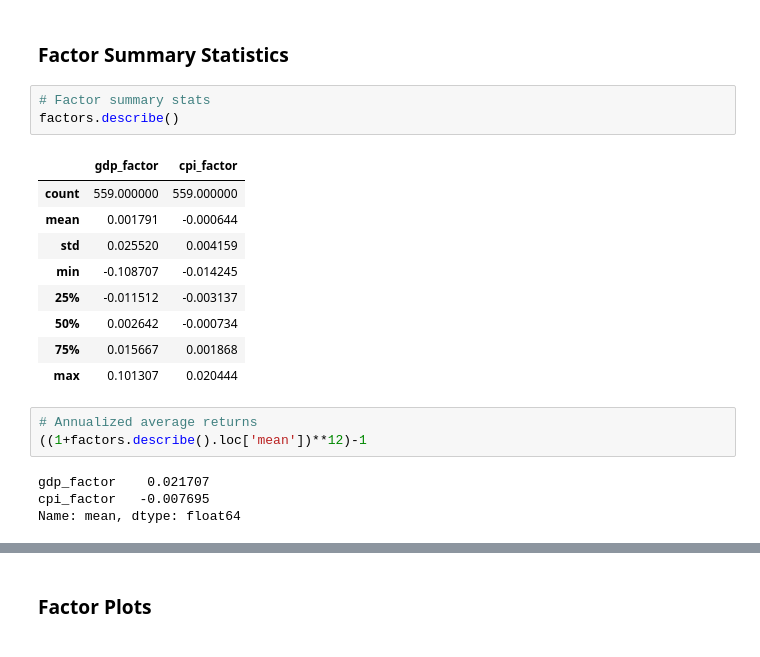
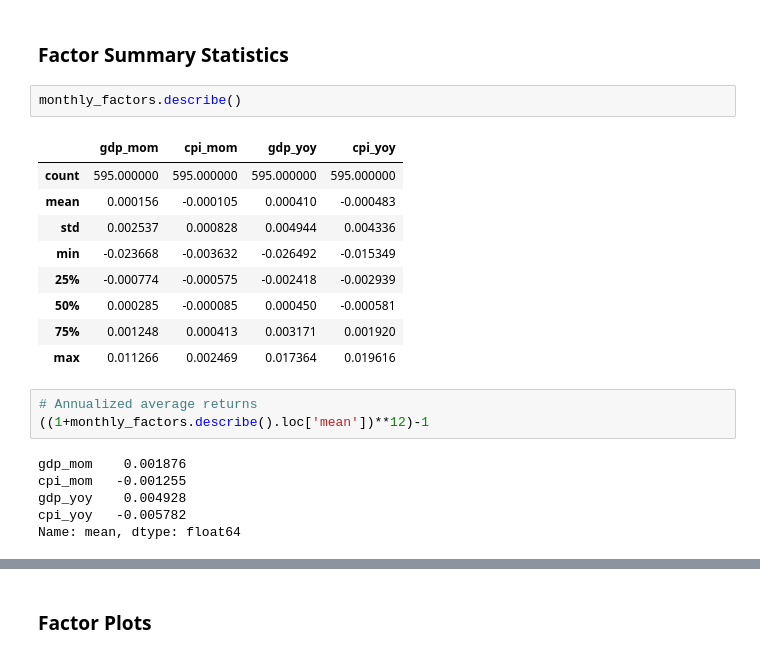
Before and after one commit to santoromano/Macro-Cross-Sectional-Analysis, a Jupyter notebook: mimicking_portfolios.ipynb, the cells around one changed output, grey strips where cells are left out. Saved outputs shown, nothing was run; the diff lists cells and outputs as text.

Commit message:
Factors done

```diff
--- a/mimicking_portfolios.ipynb
+++ b/mimicking_portfolios.ipynb
@@ -594,22 +594,23 @@ quarterly_factors = pd.DataFrame({'gdp_qoq':gdp_qoq_factor, 'cpi_qoq':cpi_qoq_fa
 # %% [markdown]
 ### Factor Summary Statistics
 # %%
-# Factor summary stats
-factors.describe()
+monthly_factors.describe()
 # %% [output]
-|  | gdp_factor | cpi_factor |
-| count | 559.000000 | 559.000000 |
-| mean | 0.001791 | -0.000644 |
-| std | 0.025520 | 0.004159 |
-| min | -0.108707 | -0.014245 |
-| 25% | -0.011512 | -0.003137 |
-| 50% | 0.002642 | -0.000734 |
-| 75% | 0.015667 | 0.001868 |
-| max | 0.101307 | 0.020444 |
+|  | gdp_mom | cpi_mom | gdp_yoy | cpi_yoy |
+| count | 595.000000 | 595.000000 | 595.000000 | 595.000000 |
+| mean | 0.000156 | -0.000105 | 0.000410 | -0.000483 |
+| std | 0.002537 | 0.000828 | 0.004944 | 0.004336 |
+| min | -0.023668 | -0.003632 | -0.026492 | -0.015349 |
+| 25% | -0.000774 | -0.000575 | -0.002418 | -0.002939 |
+| 50% | 0.000285 | -0.000085 | 0.000450 | -0.000581 |
+| 75% | 0.001248 | 0.000413 | 0.003171 | 0.001920 |
+| max | 0.011266 | 0.002469 | 0.017364 | 0.019616 |
 # %%
 # Annualized average returns
-((1+factors.describe().loc['mean'])**12)-1
+((1+monthly_factors.describe().loc['mean'])**12)-1
 # %% [output]
-gdp_factor    0.021707
-cpi_factor   -0.007695
+gdp_mom    0.001876
+cpi_mom   -0.001255
+gdp_yoy    0.004928
+cpi_yoy   -0.005782
 Name: mean, dtype: float64
```
Also changed, not shown: parts of 3 cells of this notebook.
